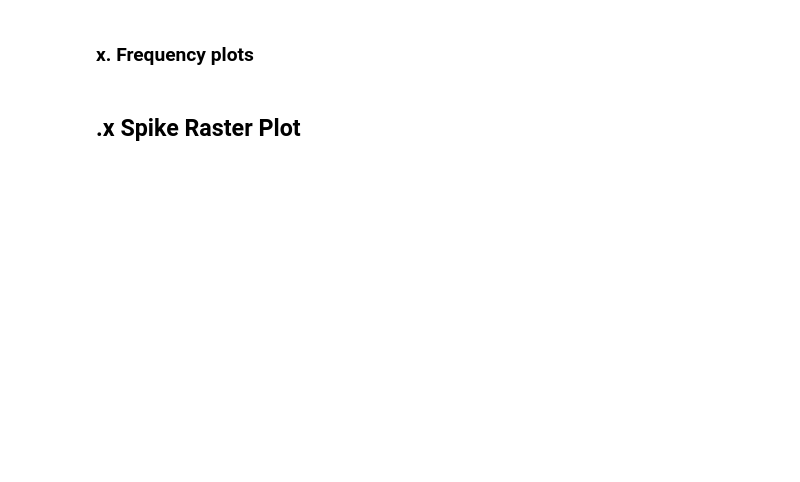
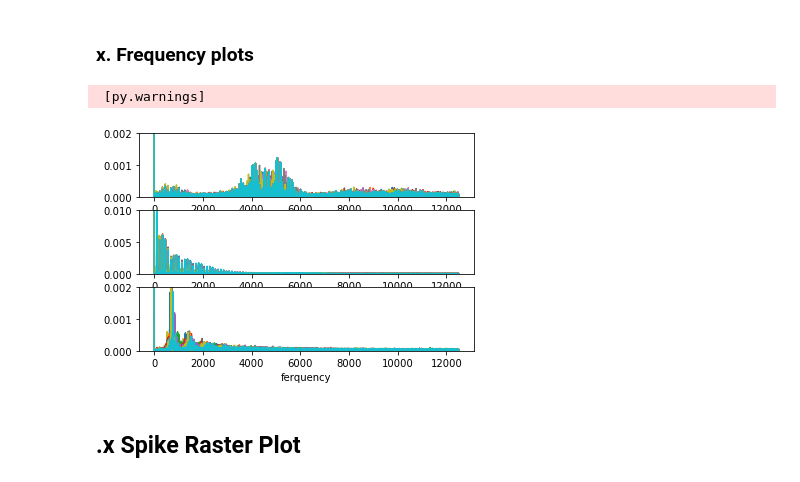
Before and after one commit to ThijsHoedemakers/OlivoCerebellarModel, a Jupyter notebook: Data_analysis.ipynb, the cells around one changed output. Saved outputs shown, nothing was run; the diff lists cells and outputs as text; code cells hidden in the pictures; blank space fills up the shorter version.

```diff
--- a/Data_analysis.ipynb
+++ b/Data_analysis.ipynb
@@ -728,37 +719,40 @@ show()
 # %%
 for l in range(0,nrIO):
     if l<10:
         sPC=VoltCell['PC'][l]
 
     sIO=VoltCell['IOsoma'][l]
     sDCN=VoltCell['DCN'][l]
     specPC=FreqSpectrum(sPC)
     specIO=FreqSpectrum(sIO)
     specDCN=FreqSpectrum(sDCN)
     #spec = np.absolute(np.fft.fft(k))
     #leng = int(len(k)/2)
     #spec = spec[:leng]
     #spec /= len(k)  # normalize
     #spec *= 2.0  # to get amplitudes of sine components, need to multiply by 2
     #spec[0] /= 2.0  # except for the dc component
     subplot(311)
     plot(specPC)
-    xlabel('ferquency')
-    ylabel('amplitude')
+    xlabel('frequency')
+    #ylabel('amplitude')
     ylim([0,0.002])
 
     subplot(312)
     plot(specIO)
     xlabel('ferquency')
-    ylabel('amplitude')
+    #ylabel('amplitude')
     ylim([0,0.01])
 
     subplot(313)
     plot(specDCN)
     xlabel('ferquency')
-    ylabel('amplitude')
+    #ylabel('amplitude')
     ylim([0,0.002])
 show()
+# %% [output]
+ [py.warnings]
+[figure, added]
 # %% [markdown]
 ## .x Spike Raster Plot
 # %%
```
Also changed, not shown: parts of 19 cells of this notebook, 4 other files.
